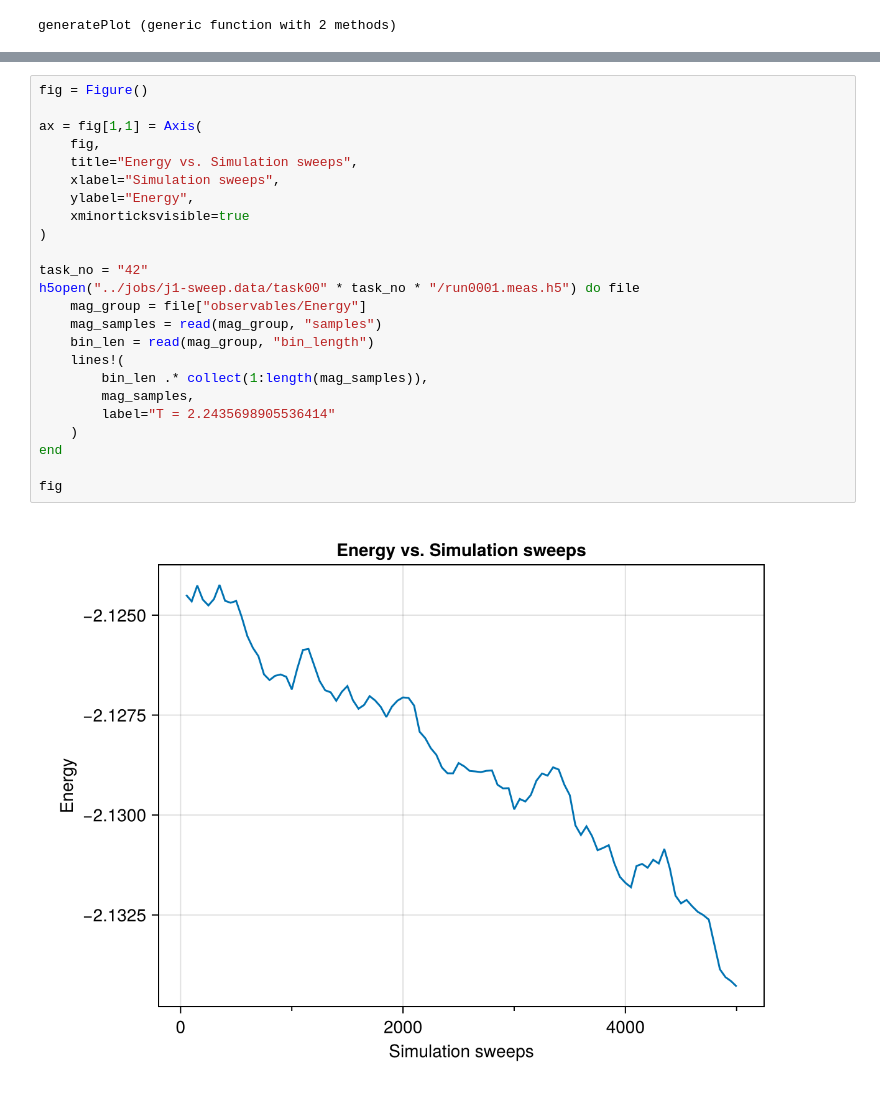
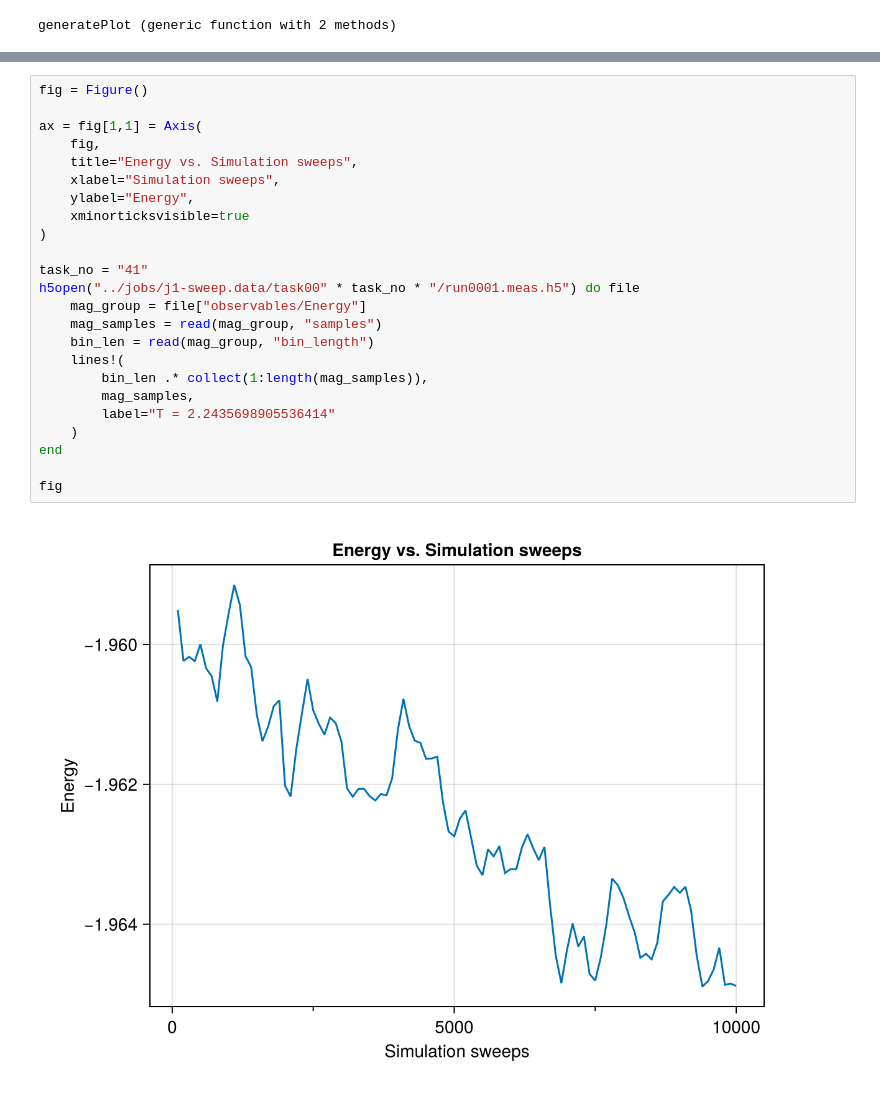
Before and after one commit to PatXue/Biquadratic.jl, a Jupyter notebook: analysis/j1-sweep.ipynb, the cells around one changed output, grey strips where cells are left out. Drawn from its saved outputs; the diff is of its cells as text.

```diff
--- a/analysis/j1-sweep.ipynb
+++ b/analysis/j1-sweep.ipynb
@@ -189,26 +189,26 @@ fig
 # %%
 fig = Figure()
 
 ax = fig[1,1] = Axis(
     fig,
     title="Energy vs. Simulation sweeps",
     xlabel="Simulation sweeps",
     ylabel="Energy",
     xminorticksvisible=true
 )
 
-task_no = "42"
+task_no = "41"
 h5open("../jobs/j1-sweep.data/task00" * task_no * "/run0001.meas.h5") do file
     mag_group = file["observables/Energy"]
     mag_samples = read(mag_group, "samples")
     bin_len = read(mag_group, "bin_length")
     lines!(
         bin_len .* collect(1:length(mag_samples)),
         mag_samples,
         label="T = 2.2435698905536414"
     )
 end
 
 fig
 # %% [output]
-[figure, old version]
+[figure, new version]
```
Also changed, not shown: parts of 6 cells of this notebook, 2 other files.
